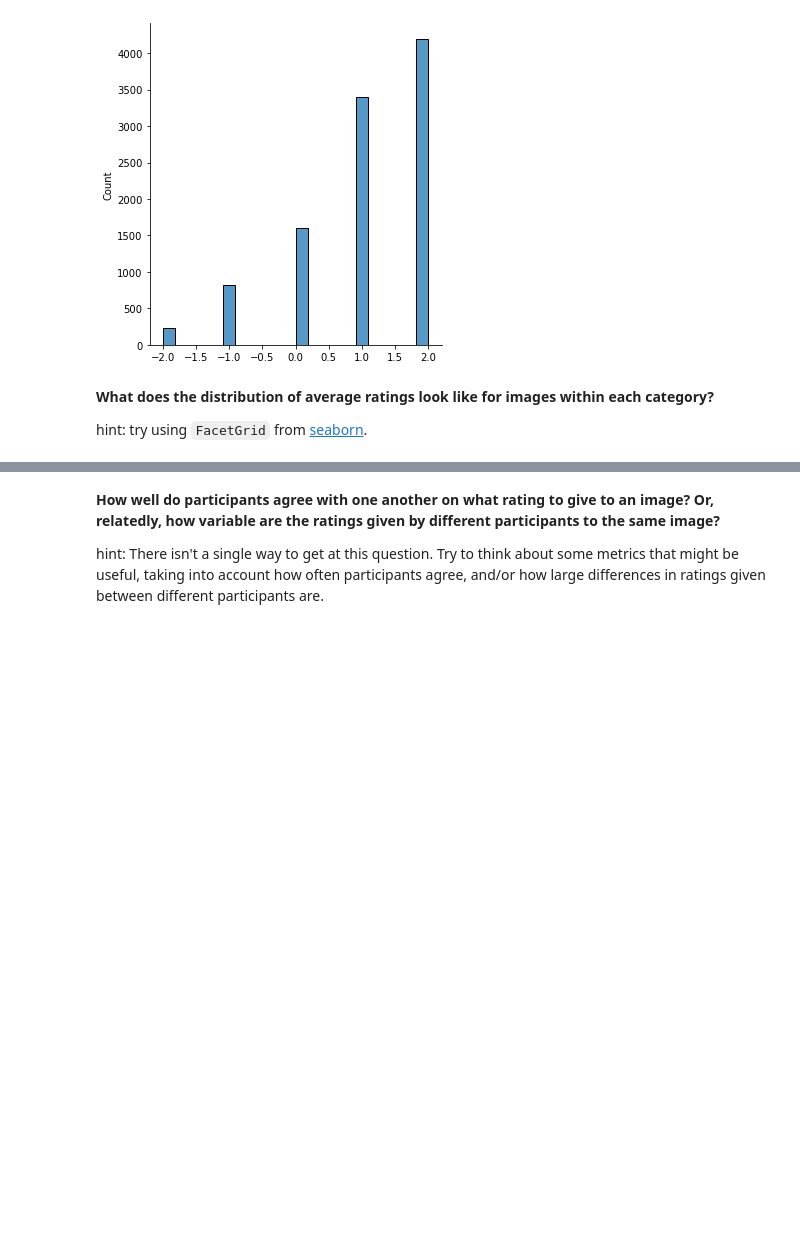
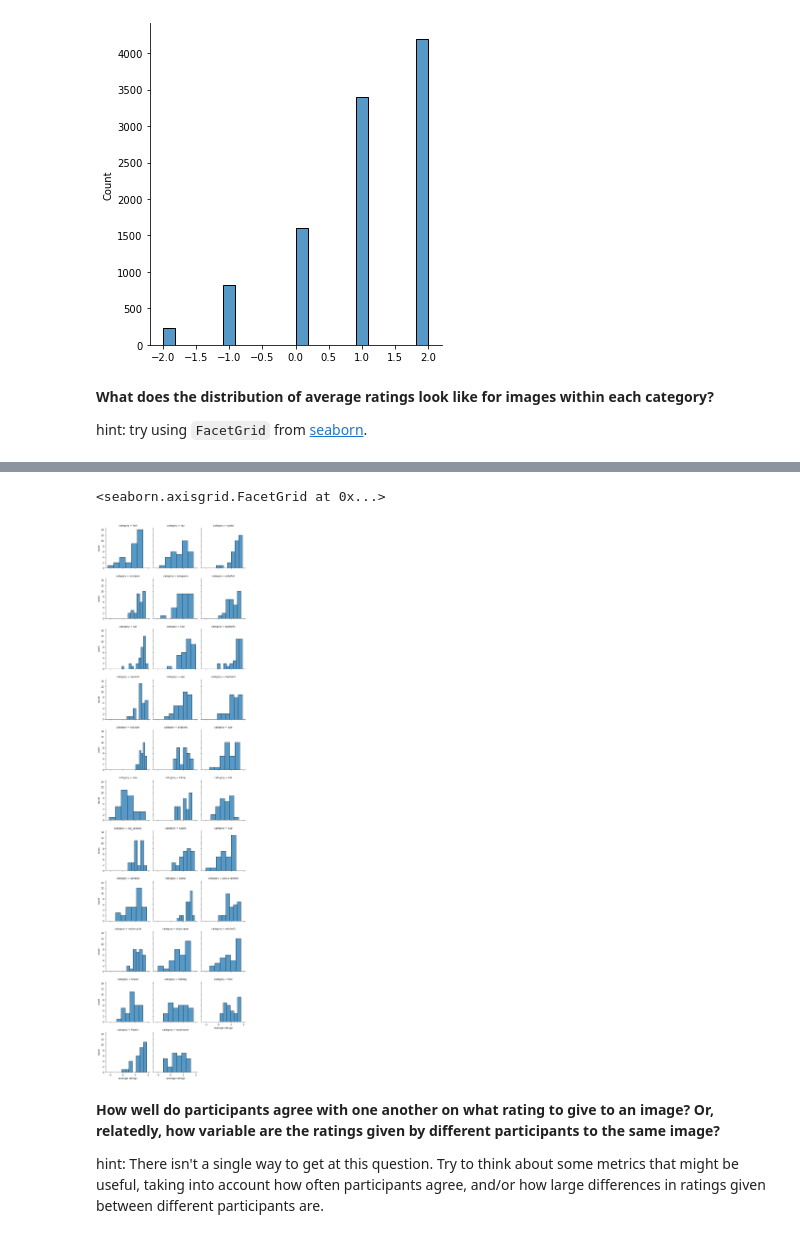
Before and after one commit to mfan3/labs, a Jupyter notebook: lab1/psyc193_lab1_mufan.ipynb, the cells around one changed output, grey strips where cells are left out. Cells and saved outputs as stored; diff of their text form; code cells hidden in the pictures; blank space fills up the shorter version.

```diff
--- a/lab1/psyc193_lab1_mufan.ipynb
+++ b/lab1/psyc193_lab1_mufan.ipynb
@@ -302,0 +249,7 @@ print(type(T1))
+# %%
+# make a new dataframe with only selected value to manipulate
+T_avg = T[['category','img_id', 'enumerated_ratings']]
+# mutate T_avg
+T_avg = T_avg.groupby('img_id').agg({'enumerated_ratings':'mean', 'category':'first'})
+# inspect the dataframe
+T_avg.head()
@@ -303,6 +264,11 @@ print(type(T1))
 # %%
-# g = sns.FacetGrid(T, col_wrap=3)
-# g.map_dataframe(sns.histplot, x = 'enumerated_ratings')
+# plotting using seaborn
+g = sns.FacetGrid(T_avg, col = 'category', col_wrap = 3, margin_titles=False)
+g.map_dataframe(sns.histplot, 'enumerated_ratings')
+g.set_axis_labels("average ratings", "count")
+# %% [output]
+<seaborn.axisgrid.FacetGrid at 0x...>
+[figure, added]
 # %% [markdown]
 **How well do participants agree with one another on what rating to give to an image? Or, relatedly, how variable are the ratings given by different participants to the same image?**
 
```
Also changed, not shown: parts of 16 cells of this notebook, 2 other files.
